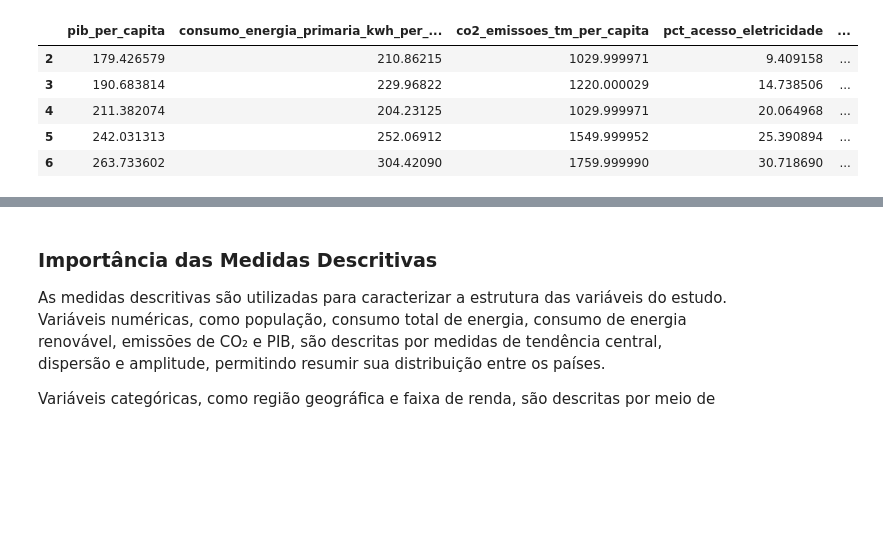
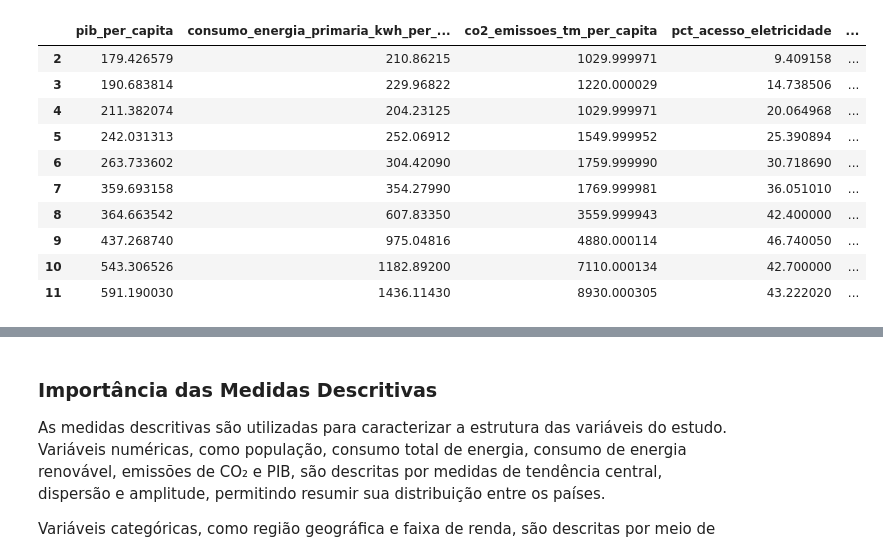
Before and after one commit to Fabiano01EST/generalized-linear-models-python, a Jupyter notebook: Gamma_model.ipynb, the cells around one changed output, grey strips where cells are left out. Saved outputs shown, nothing was run; the diff lists cells and outputs as text; code cells hidden in the pictures; blank space fills up the shorter version.

```diff
--- a/Gamma_model.ipynb
+++ b/Gamma_model.ipynb
@@ -66,31 +86,36 @@ df['densidade_populacional'] = df['densidade_populacional'].str.replace(',', '')
 
 # Conversão de tipos
 df_energy_filtrado = df[cols].copy()
 df_energy_filtrado = df_energy_filtrado.astype({
     "pib_per_capita": float,
     "consumo_energia_primaria_kwh_per_capita": float,
   #  "pct_energia_renovaveis_primaria": float,
     "co2_emissoes_tm_per_capita": float,
     "pct_acesso_eletricidade": float,
     "intensidade_energia_mj_por_pib_ppp": float,
   #  "capacidade_eletrica_renovavel_per_capita": float,
      "acesso_combustiveis_limpos_para_conzinhar" : float,
   #  "fluxo_financeiro_energia_limpa" : float,
     "densidade_populacional": float
   #  "Eletricidade_energia_nuclear" : float,
   #  "Eletricidade_energia_combustiveis_fosseis" : float,
   #  "Eletricidade_energia_fontes_renovaveis"  : float
 })
 
 #print(df.columns.tolist())
 
 # Remover outros NA
 df_energy_filtrado = df_energy_filtrado.dropna()
-df_energy_filtrado.head()
+df_energy_filtrado.head(10)
 # %% [output]
 |  | pib_per_capita | consumo_energia_primaria_kwh_per_... | co2_emissoes_tm_per_capita | pct_acesso_eletricidade | ... |
 | 2 | 179.426579 | 210.86215 | 1029.999971 | 9.409158 | ... |
 | 3 | 190.683814 | 229.96822 | 1220.000029 | 14.738506 | ... |
 | 4 | 211.382074 | 204.23125 | 1029.999971 | 20.064968 | ... |
 | 5 | 242.031313 | 252.06912 | 1549.999952 | 25.390894 | ... |
 | 6 | 263.733602 | 304.42090 | 1759.999990 | 30.718690 | ... |
+| 7 | 359.693158 | 354.27990 | 1769.999981 | 36.051010 | ... |
+| 8 | 364.663542 | 607.83350 | 3559.999943 | 42.400000 | ... |
+| 9 | 437.268740 | 975.04816 | 4880.000114 | 46.740050 | ... |
+| 10 | 543.306526 | 1182.89200 | 7110.000134 | 42.700000 | ... |
+| 11 | 591.190030 | 1436.11430 | 8930.000305 | 43.222020 | ... |
```
Also changed, not shown: parts of 13 cells of this notebook, 2 other files.
